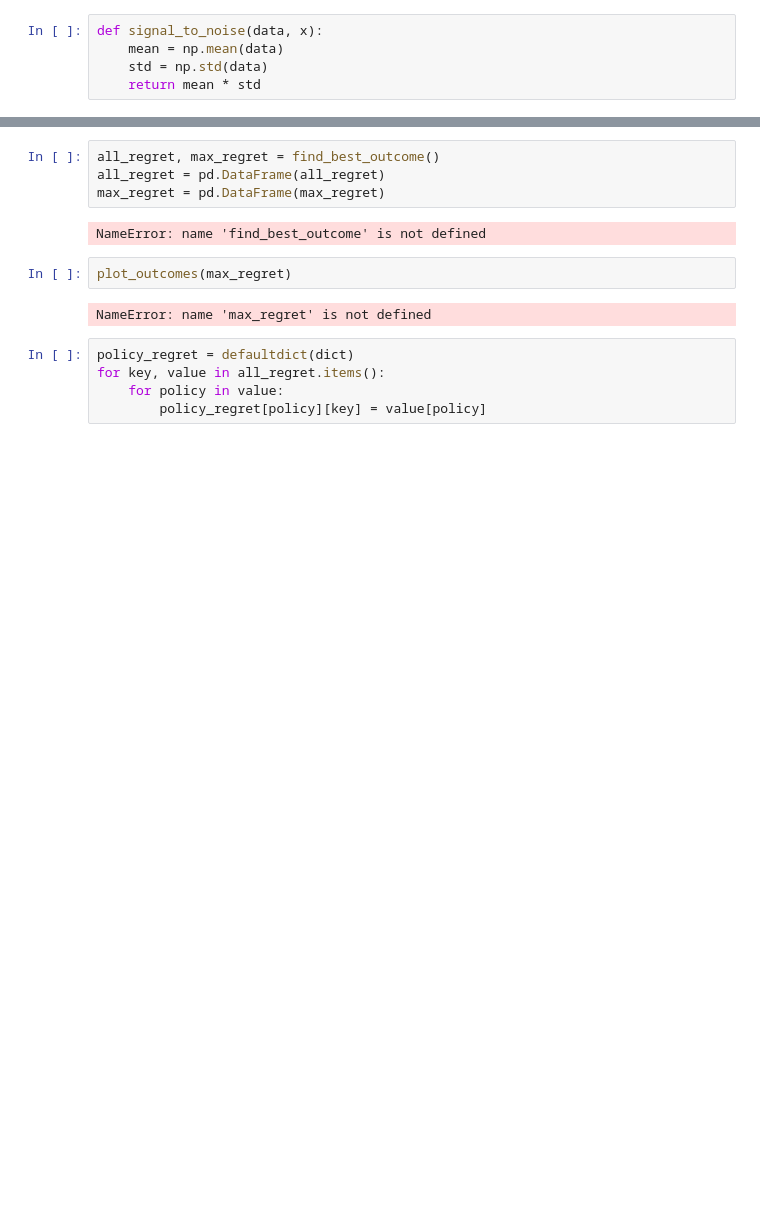
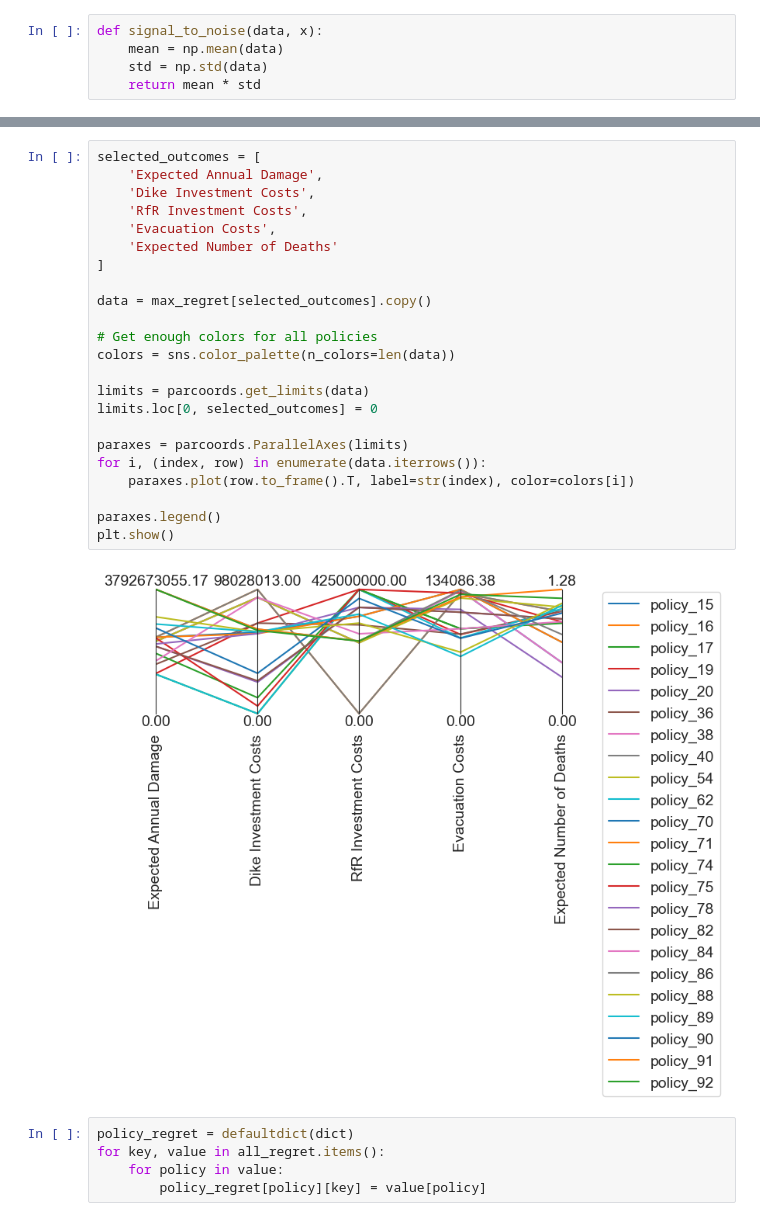
Before and after one commit to leonarddevijfde/MBD-repository, a Jupyter notebook: PR.ipynb, the cells around one changed output, grey strips where cells are left out. Drawn from its saved outputs; the diff is of its cells as text; blank space fills up the shorter version.

```diff
--- a/PR.ipynb
+++ b/PR.ipynb
@@ -125,13 +146,28 @@ NameError: name 'results' is not defined
 # %%
-all_regret, max_regret = find_best_outcome()
-all_regret = pd.DataFrame(all_regret)
-max_regret = pd.DataFrame(max_regret)
+selected_outcomes = [
+    'Expected Annual Damage',
+    'Dike Investment Costs',
+    'RfR Investment Costs',
+    'Evacuation Costs',
+    'Expected Number of Deaths'
+]
+
+data = max_regret[selected_outcomes].copy()
+
+# Get enough colors for all policies
+colors = sns.color_palette(n_colors=len(data))
+
+limits = parcoords.get_limits(data)
+limits.loc[0, selected_outcomes] = 0
+
+paraxes = parcoords.ParallelAxes(limits)
+for i, (index, row) in enumerate(data.iterrows()):
+    paraxes.plot(row.to_frame().T, label=str(index), color=colors[i])
+
+paraxes.legend()
+plt.show()
 # %% [output]
-NameError: name 'find_best_outcome' is not defined
+[figure, added]
-# %%
-plot_outcomes(max_regret)
-# %% [output]
-NameError: name 'max_regret' is not defined
 # %%
 policy_regret = defaultdict(dict)
 for key, value in all_regret.items():
```
Also changed, not shown: parts of 17 cells of this notebook, 4 other files.
